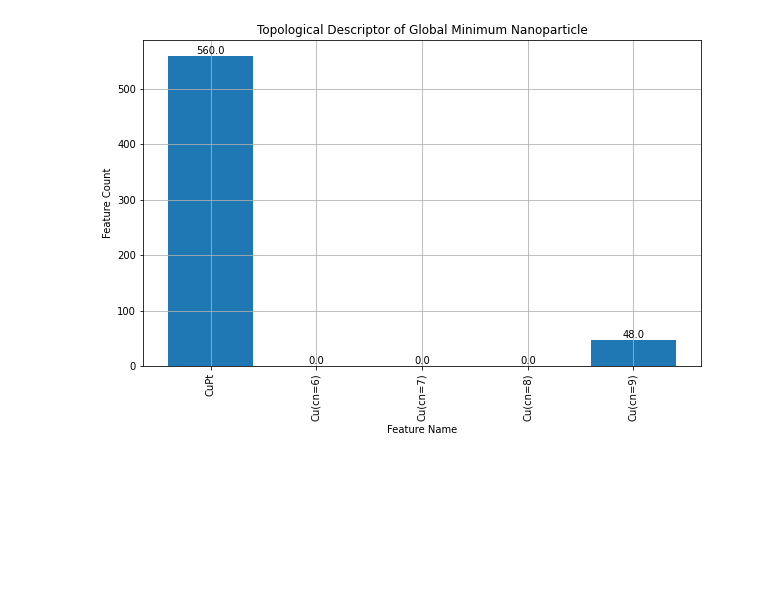
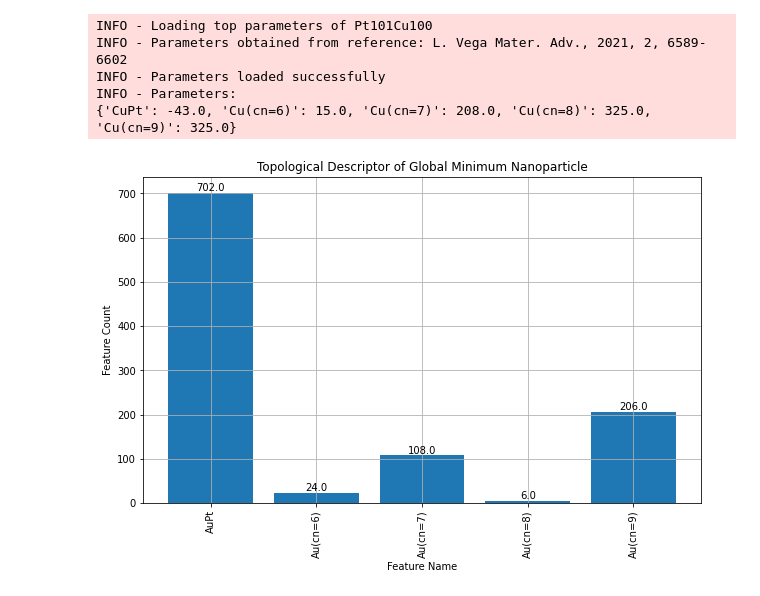
Before and after one commit to farrisric/npl, a Jupyter notebook: examples/GO_tab_data.ipynb, the cells around one changed output. Cells and saved outputs as stored; diff of their text form; code cells hidden in the pictures; blank space fills up the shorter version.

```diff
--- a/examples/GO_tab_data.ipynb
+++ b/examples/GO_tab_data.ipynb
@@ -14,3 +14,11 @@ def create_start_particle(height, trunc, stoichiometry):
     start_particle = Nanoparticle()
     start_particle.truncated_octahedron(height, trunc, stoichiometry)
     return start_particle
+# %%
+from npl.calculators.top_calculator import TOPCalculator
+
+
+stoichiometry = 'Pt101Au100'
+stoichiometry_dict = {'Pt': 101, 'Au': 100}
+
+top_calculator = TOPCalculator('TEC', stoichiometry)
@@ -17,12 +31,8 @@ def create_start_particle(height, trunc, stoichiometry):
 # %%
-from npl.calculators.top_calculator import TOPCalculator
 from npl.calculators.energy_calculator import compute_coefficients_for_linear_topological_model
-from npl.calculators import BayesianRRCalculator
 
-top_calculator = TOPCalculator('TEC', 'Pt101Cu100')
-
-n_atoms = 201
-symbols = ['Cu', 'Pt']
+n_atoms = sum(stoichiometry_dict.values())
+symbols = list(stoichiometry_dict.keys())
 coefficients, total_energies = compute_coefficients_for_linear_topological_model(
     top_calculator.coefficients,
     symbols, n_atoms)
@@ -46,11 +54,11 @@ from npl.optimization.basin_hopping import run_basin_hopping
 
 steps_BH, energies_BH = [], []
 for i in range(20):
-    start_particle = create_start_particle(7, 2, {'Cu': 100, 'Pt': 101})
+    start_particle = create_start_particle(7, 2, stoichiometry_dict)
     [best_particle, lowest_energies, flip_energy_list] = run_basin_hopping(start_particle,
                                                                         top_calculator,
                                                                         total_energies,
-                                                                        1000,
+                                                                        100,
                                                                         5,
                                                                         local_feature_classifier=None)
     energies_BH.append(lowest_energies[-2][0])
@@ -100,30 +96,35 @@ array([  0.,   0., -43.,   0.,   0.,   0.,   0.,   0.,   0.,  15., 208.,
 # %%
 from npl.descriptors import TopologicalFeatureClassifier
 
 feature_classifier = TopologicalFeatureClassifier(symbols)
 feature_classifier.compute_feature_vector(global_minimum)
 threshold = 1e-16
-filtered_indices = [i for i, coef in enumerate(global_energy_calculator.coefficients) if abs(coef) > threshold]
+filtered_indices = [i for i, coef in enumerate(TOPCalculator('TEC', 'Pt101Cu100').coefficients) if abs(coef) > threshold]
 feature_names = feature_classifier.get_feature_labels()
 
 feature_vector = global_minimum.get_feature_vector(feature_classifier.get_feature_key())
 filtered_feature_vector = [feature_vector[i] for i in filtered_indices]
 filtered_feature_names = [feature_names[i] for i in filtered_indices]
 
 # Plot the filtered feature vector
 plt.figure(figsize=(10, 6))
 bars = plt.bar(filtered_feature_names, filtered_feature_vector)
 plt.xlabel('Feature Name')
 plt.ylabel('Feature Count')
 plt.title('Topological Descriptor of Global Minimum Nanoparticle')
 plt.xticks(rotation=90)
 plt.grid(True)
 
 # Annotate bars with their heights
 for bar in bars:
     yval = bar.get_height()
     plt.text(bar.get_x() + bar.get_width()/2, yval, round(yval, 2), ha='center', va='bottom')
 
 plt.show()
 # %% [output]
+INFO - Loading top parameters of Pt101Cu100
+INFO - Parameters obtained from reference: L. Vega Mater. Adv., 2021, 2, 6589-6602
+INFO - Parameters loaded successfully
+INFO - Parameters:
+{'CuPt': -43.0, 'Cu(cn=6)': 15.0, 'Cu(cn=7)': 208.0, 'Cu(cn=8)': 325.0, 'Cu(cn=9)': 325.0}
-[figure, old version]
+[figure, new version]
```
Also changed, not shown: parts of 7 cells of this notebook, 11 other files.
